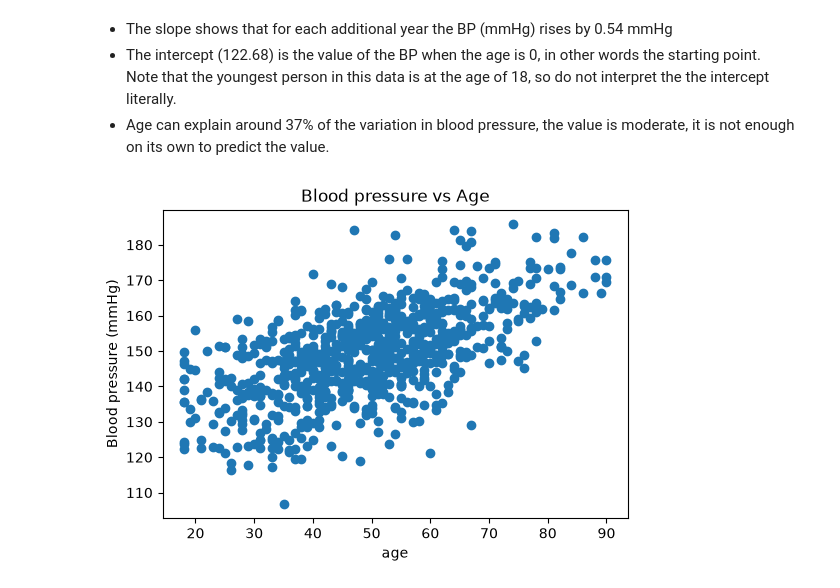
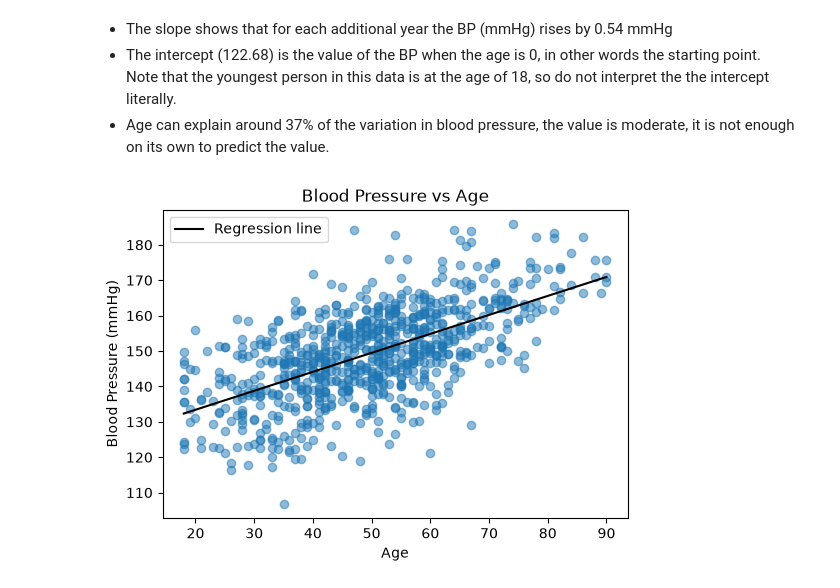
Before and after one commit to Henke-P/health_study_Henrik_P_DS26, a Jupyter notebook: healthy_study.ipynb, the cells around one changed output. Drawn from its saved outputs; the diff is of its cells as text; code cells hidden in the pictures.

Commit message:
made a graph for the regression graph and added more functions into the class

```diff
--- a/healthy_study.ipynb
+++ b/healthy_study.ipynb
@@ -269,11 +276,16 @@ R² = 0.369
 Note that the youngest person in this data is at the age of 18, so do not interpret the the intercept literally.
 - Age can explain around 37% of the variation in blood pressure, the value is moderate, it is not enough on its own to predict the value.
 # %%
-fig, ax = plt.subplots(figsize=(6, 4), alpha=0.5)
-ax.scatter(x, y)
-ax.set_title("Blood pressure vs Age")
-ax.set_xlabel("age")
-ax.set_ylabel("Blood pressure (mmHg)")
+x_line = np.linspace(x.min(), x.max())
+y_line = model_intercept + model_slope * x_line
+
+fig, ax = plt.subplots(figsize=(6, 4))
+ax.scatter(x, y, alpha=0.5)
+ax.plot(x_line, y_line, color="black", label="Regression line")
+ax.set_title("Blood Pressure vs Age")
+ax.set_xlabel("Age")
+ax.set_ylabel("Blood Pressure (mmHg)")
+ax.legend()
 plt.show()
 # %% [output]
-[figure, old version]
+[figure, new version]
```
Also changed, not shown: parts of 3 cells of this notebook.
